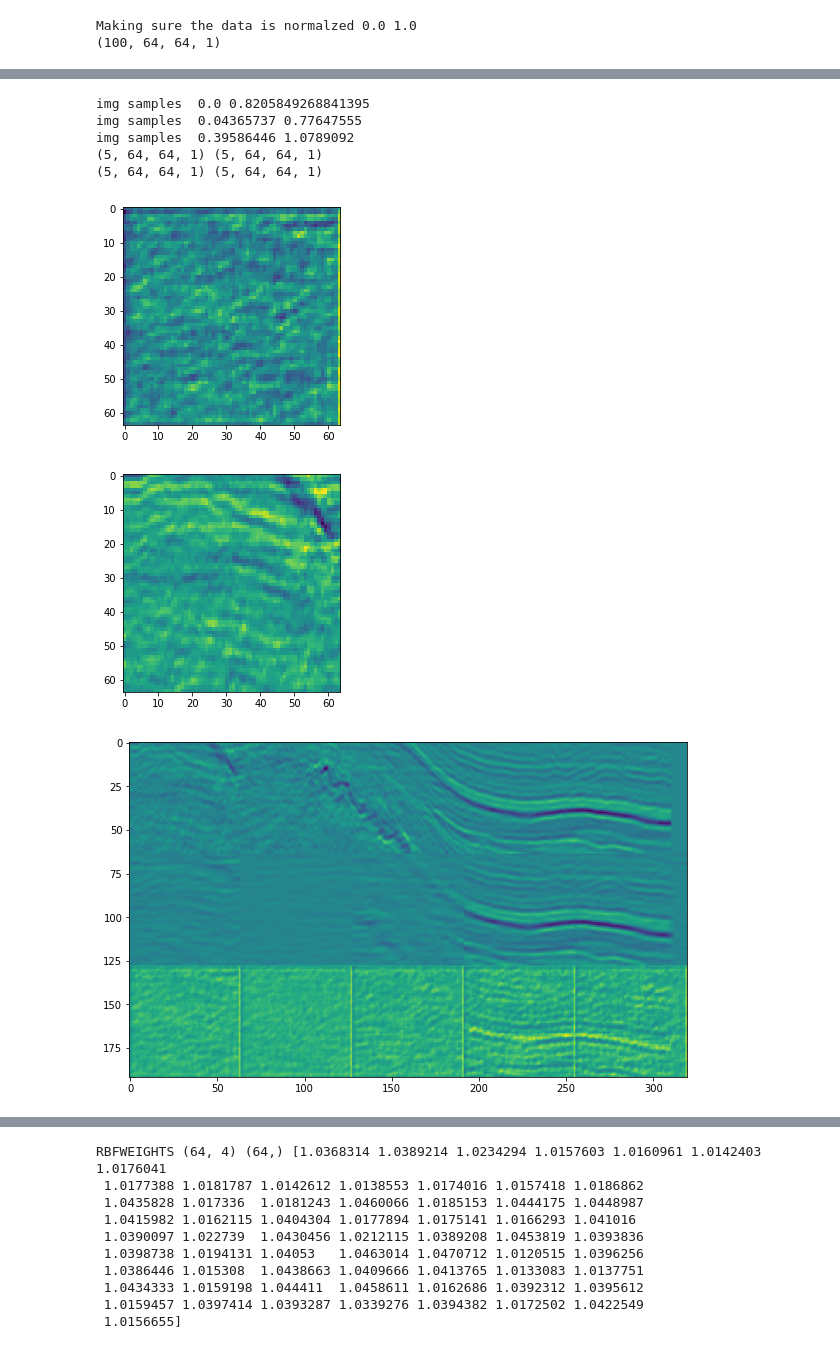
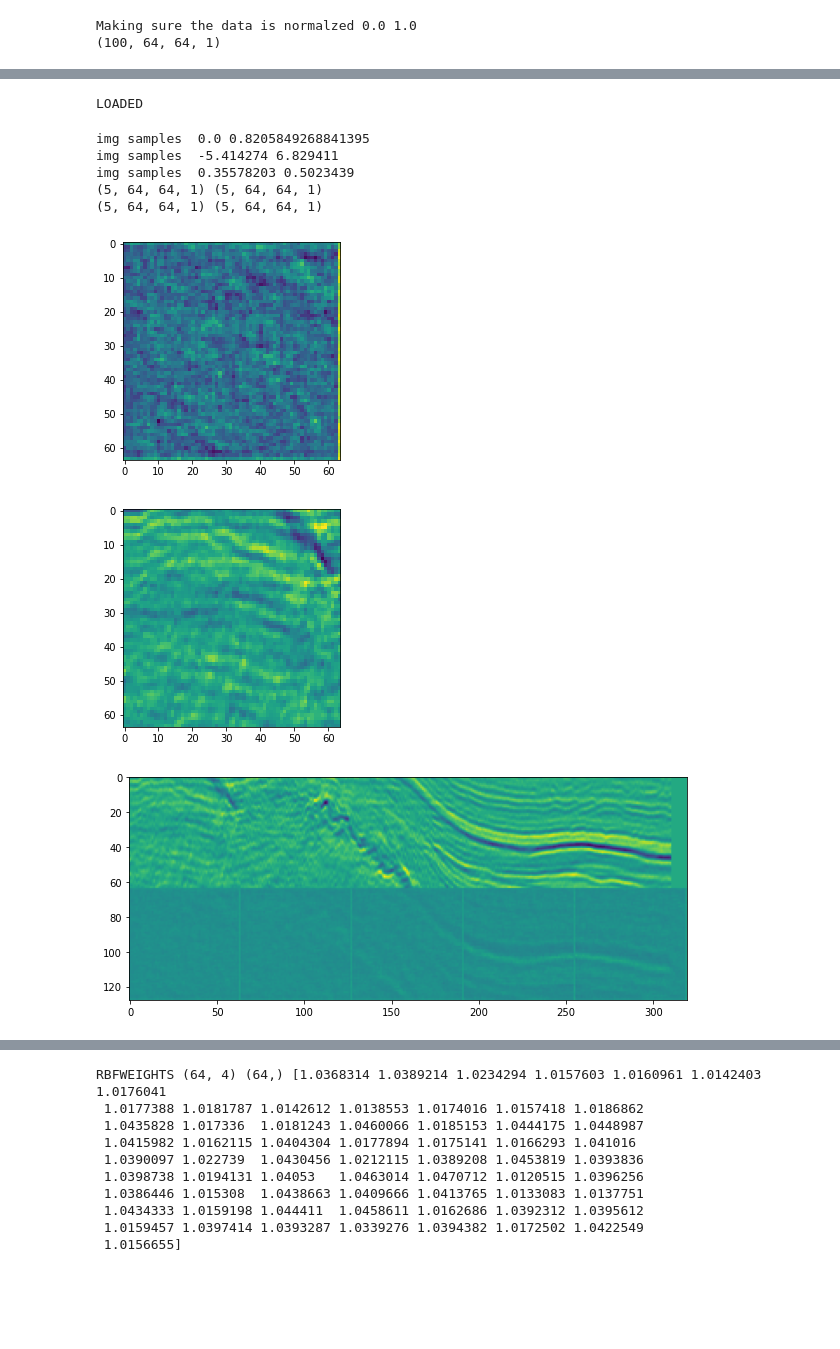
Before and after one commit to andykamp/quantify_seismic_similarity, a Jupyter notebook: notebooks/visualizing-seismic-using-a-variational-autoencoder.ipynb, the cells around one changed output, grey strips where cells are left out. Drawn from its saved outputs; the diff is of its cells as text; code cells hidden in the pictures; blank space fills up the shorter version.

Commit message:
fixed 2d and sampling

```diff
--- a/notebooks/visualizing-seismic-using-a-variational-autoencoder.ipynb
+++ b/notebooks/visualizing-seismic-using-a-variational-autoencoder.ipynb
@@ -484,7 +484,7 @@ print("MIN_MAX_X_valid", np.min(X_valid), np.max(X_valid)) #--> must be [0,1]
 # start training
 history = vae.fit(x=X_train, y=X_train,
         shuffle=True,
-        epochs=100,
+        epochs=800,
         batch_size=16,
         validation_data=(X_valid, X_valid))
 # %% [output]
@@ -508,8 +508,8 @@ Epoch 100/100
 # %%
 # store model
 # serialize weights to HDF5
-weight_path = output_folder+"/weight_64x64_4_1000_softplus_varstatic.h5"
-model_path = output_folder+"/model_64x64_4_1000_softplus_varstatic.h5"
+weight_path = output_folder+"/weight_64x64_2_1000_softplus_varstatic.h5"
+model_path = output_folder+"/model_64x64_2_1000_softplus_varstatic.h5"
 #vae.save_weights(weight_path)
 #vae.save(model_path)
 #print("Saved model to disk")
@@ -623,8 +623,27 @@ for l in vae.layers[2].layers:
     print(l.name, l.trainable)
 vae.summary()
 
-# update looss to include variance
 
+# sample vector from the latent distribution
+decoder_mean = vae.get_layer("decoder")
+_mean = decoder_mean.layers[-2].output
+_var = decoder_mean.layers[-1].output
+print("(K.shape(z_mu)[0], 1)", (K.shape(z_mu)[0], 1))
+def sampling(args):
+    z_mu, z_log_sigma = args
+    epsilon = K.random_normal(shape=(K.shape(z_mu)),
+                              mean=0., stddev=1.)
+    return z_mu + K.exp(z_log_sigma) * epsilon
+
+x_sampled = layers.Lambda(sampling)([_mean, _var])
+# create sampled model
+y_sampled = Model(inputs=decoder_mean.inputs, outputs=[_mean, _var, x_sampled], name='y_sampled')
+y_sampled.summary()
+
+_,_,sampled_ouput = y_sampled(encoder(input_img)[2])
+vae = Model(inputs=input_img, outputs=sampled_ouput)
+
+######### RE-STATE LOSS SO WE ONLY TRAIN VARIANCE ####################
 import math
 var_epsilon = 0.0010
 learning_rate = 0.00001
@@ -660,7 +679,7 @@ vae.summary()
 # fit data to update the variance network weights
 vae.fit(x=X_train, y=X_train,
         shuffle=True,
-        epochs=100,
+        epochs=1000,
         batch_size=16,
         validation_data=(X_valid, X_valid))
 # %% [output]
@@ -684,4 +703,20 @@ Epoch 100/100
 <keras.callbacks.History at 0x...>
+# %%
+# store model
+# serialize weights to HDF5
+weight_path = output_folder+"/dnn_var_weight_64x64_2_1000_softplus_varstatic.h5"
+model_path = output_folder+"/dnn_var__model_64x64_2_1000_softplus_varstatic.h5"
+#vae.save_weights(weight_path)
+#vae.save(model_path)
+#print("Saved model to disk")
+
+vae.load_weights(weight_path)
+#vae = keras.models.load_model(model_path, custom_objects={'vae_loss': vae_loss}, compile=False)
+print("LOADED")
+#print(history.history.keys())
+#print(history.history["loss"])
+# %% [output]
+LOADED
 # %%
 
 num_imgs = 5
@@ -690,38 +725,38 @@ print("img samples ", np.min(img_samples), np.max(img_samples))
 #run vae through some of them
 reconstructions_vae = vae.predict(img_samples)
 _,reconstructions_enc_dec =decoder.predict(encoder.predict(img_samples)[0])
 print("img samples ", np.min(reconstructions_vae), np.max(reconstructions_vae))
 print("img samples ", np.min(reconstructions_enc_dec), np.max(reconstructions_enc_dec))
 
 print(reconstructions_vae.shape, reconstructions_enc_dec.shape)
 m, v= decoder.predict(encoder.predict(img_samples)[0])
 print(m.shape, v.shape)
 plt.imshow(v[0][:,:,0])
 plt.show()
 plt.imshow(img_samples[0][:,:,0])
 plt.show()
 
-rec_list = [img_samples, reconstructions_vae, reconstructions_enc_dec]
+rec_list = [img_samples, reconstructions_enc_dec]
 figure = np.zeros((patch_size * len(rec_list), patch_size * num_imgs))
 for i, rec_type in enumerate(rec_list):
     for j in range(num_imgs):
         x_decoded = rec_type[j]
         img = rec_type[j][:,:,0]
         figure[i * patch_size: (i + 1) * patch_size,
                j * patch_size: (j + 1) * patch_size] = img
 
 plt.figure(figsize=(10, 10))
 plt.imshow(figure)
 plt.show()
 # %% [output]
 img samples  0.0 0.8205849268841395
-img samples  0.04365737 0.77647555
-img samples  0.39586446 1.0789092
+img samples  -5.414274 6.829411
+img samples  0.35578203 0.5023439
 (5, 64, 64, 1) (5, 64, 64, 1)
 (5, 64, 64, 1) (5, 64, 64, 1)
-[figure, old version]
+[figure, new version]
 [figure]
-[figure, old version]
+[figure, new version]
 # %%
 ### RBF model
 from keras.models import Sequential
```
Also changed, not shown: parts of 19 cells of this notebook, 2 other files.
